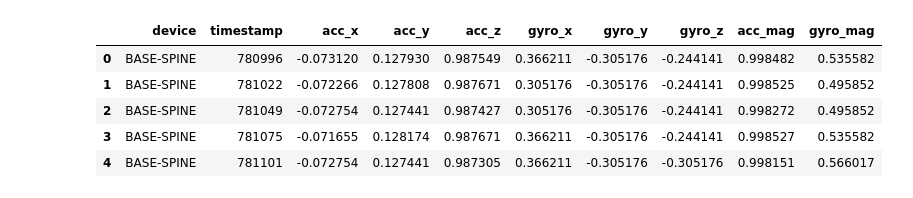
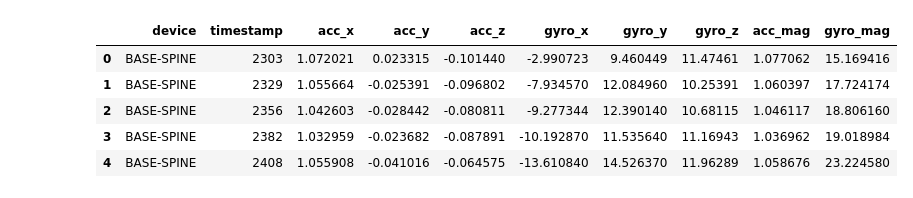
Before and after one commit to rojas435/PDG-POSTURAL-STABILITY, a Jupyter notebook: src/notebooks/Analisis.ipynb, the cells around one changed output. Drawn from its saved outputs; the diff is of its cells as text; code cells hidden in the pictures.

Commit message:
Feat: Analysis of the different test of a healthy patient

```diff
--- a/src/notebooks/Analisis.ipynb
+++ b/src/notebooks/Analisis.ipynb
@@ -5,15 +6,0 @@
-# %%
-# Librerias y ubicacion del archivo
-%pip install plotly
-
-import json
-from pathlib import Path
-
-import numpy as np
-import pandas as pd
-import plotly.express as px
-import plotly.graph_objects as go
-
-DATA_PATH = Path("../../data/20250929214532_19305147-961dbd9b-3093-4864-9daa-b9256b66691d.json")
-if not DATA_PATH.exists():
-    raise FileNotFoundError(f"No se encontro el archivo esperado en {DATA_PATH}")
@@ -25,45 +154,79 @@ Note: you may need to restart the kernel to use updated packages.
 # %%
 # Carga y normalizacion del JSON
 with DATA_PATH.open(encoding="utf-8") as f:
     raw = json.load(f)
 
-patient = raw.get("patient", {})
-test_type = raw.get("testType")
+# Normalizar ubicación de los datos IMU: soportar varias versiones/formatos
+# - Formato antiguo/esperado: top-level "imuData"
+# - Formato observado en algunos archivos: "dgiResults" -> list -> cada item puede tener "imuData"
+# Recolectaremos todos los objetos imuData disponibles en una lista 'imu_entries'.
+imu_entries = []
+if isinstance(raw, dict):
+    # Caso 1: imuData en la raíz
+    if raw.get("imuData"):
+        imu_entries = raw.get("imuData", [])
+    # Caso 2: imuData dentro de dgiResults (p. ej. una lista de resultados)
+    elif isinstance(raw.get("dgiResults"), list):
+        for r in raw.get("dgiResults", []):
+            if isinstance(r, dict) and r.get("imuData"):
+                imu_entries.extend(r.get("imuData", []))
+    # Otros casos: intentar encontrar cualquier clave que parezca contener "imuData"
+    else:
+        # No modificar nada aquí; dejamos imu_entries vacío para manejarlo más abajo
+        imu_entries = []
+else:
+    # Si el JSON no es un dict, no sabemos manejarlo
+    imu_entries = []
+
+patient = raw.get("patient", {}) if isinstance(raw, dict) else {}
+test_type = raw.get("testType") if isinstance(raw, dict) else None
 
 records = []
-for entry in raw.get("imuData", []):
-    device = entry.get("deviceId")
+for entry in imu_entries:
+    # some files may use deviceId o device
+    device = entry.get("deviceId") or entry.get("device")
     ts = entry.get("timestamp")
-    acc = entry.get("accelerometer", {})
-    gyro = entry.get("gyroscope", {})
+    acc = entry.get("accelerometer", {}) or {}
+    gyro = entry.get("gyroscope", {}) or {}
+
     records.append(
         {
             "device": device,
             "timestamp": ts,
             "acc_x": acc.get("x"),
             "acc_y": acc.get("y"),
             "acc_z": acc.get("z"),
             "gyro_x": gyro.get("x"),
             "gyro_y": gyro.get("y"),
             "gyro_z": gyro.get("z"),
         }
     )
 
 imu_df = pd.DataFrame.from_records(records)
 if imu_df.empty:
-    raise ValueError("No se encontraron registros en imuData")
+    # Mensaje informativo con pistas para depuración
+    top_keys = list(raw.keys()) if isinstance(raw, dict) else []
+    dgi_count = len(raw.get("dgiResults", [])) if isinstance(raw, dict) and isinstance(raw.get("dgiResults"), list) else 0
+    raise ValueError(
+        "No se encontraron registros en imuData. "
+        f"Claves en el JSON: {top_keys}. "
+        f"dgiResults encontrado: {dgi_count} elementos. "
+        "Si los datos IMU están anidados dentro de 'dgiResults', use la versión del código que extrae 'imuData' desde allí o actualice este cuaderno."
+    )
+
+# Continuar con el procesamiento usual
 imu_df.sort_values(["device", "timestamp"], inplace=True)
 imu_df.reset_index(drop=True, inplace=True)
 imu_df["acc_mag"] = np.sqrt(imu_df["acc_x"] ** 2 + imu_df["acc_y"] ** 2 + imu_df["acc_z"] ** 2)
 imu_df["gyro_mag"] = np.sqrt(imu_df["gyro_x"] ** 2 + imu_df["gyro_y"] ** 2 + imu_df["gyro_z"] ** 2)
 imu_df.head()
 # %% [output]
 |  | device | timestamp | acc_x | acc_y | acc_z | gyro_x | gyro_y | gyro_z | acc_mag | gyro_mag |
-| 0 | BASE-SPINE | 780996 | -0.073120 | 0.127930 | 0.987549 | 0.366211 | -0.305176 | -0.244141 | 0.998482 | 0.535582 |
-| 1 | BASE-SPINE | 781022 | -0.072266 | 0.127808 | 0.987671 | 0.305176 | -0.305176 | -0.244141 | 0.998525 | 0.495852 |
-| 2 | BASE-SPINE | 781049 | -0.072754 | 0.127441 | 0.987427 | 0.305176 | -0.305176 | -0.244141 | 0.998272 | 0.495852 |
-| 3 | BASE-SPINE | 781075 | -0.071655 | 0.128174 | 0.987671 | 0.366211 | -0.305176 | -0.244141 | 0.998527 | 0.535582 |
-| 4 | BASE-SPINE | 781101 | -0.072754 | 0.127441 | 0.987305 | 0.366211 | -0.305176 | -0.305176 | 0.998151 | 0.566017 |
+| 0 | BASE-SPINE | 2303 | 1.072021 | 0.023315 | -0.101440 | -2.990723 | 9.460449 | 11.47461 | 1.077062 | 15.169416 |
+| 1 | BASE-SPINE | 2329 | 1.055664 | -0.025391 | -0.096802 | -7.934570 | 12.084960 | 10.25391 | 1.060397 | 17.724174 |
+| 2 | BASE-SPINE | 2356 | 1.042603 | -0.028442 | -0.080811 | -9.277344 | 12.390140 | 10.68115 | 1.046117 | 18.806160 |
+| 3 | BASE-SPINE | 2382 | 1.032959 | -0.023682 | -0.087891 | -10.192870 | 11.535640 | 11.16943 | 1.036962 | 19.018984 |
+| 4 | BASE-SPINE | 2408 | 1.055908 | -0.041016 | -0.064575 | -13.610840 | 14.526370 | 11.96289 | 1.058676 | 23.224580 |
 # %%
 # Resumen del paciente y conteos globales
 print(f"Paciente: {patient.get('name', 'N/D')} ({patient.get('id', 'N/D')})")
```
Also changed, not shown: parts of 23 cells of this notebook, 5 other files.
